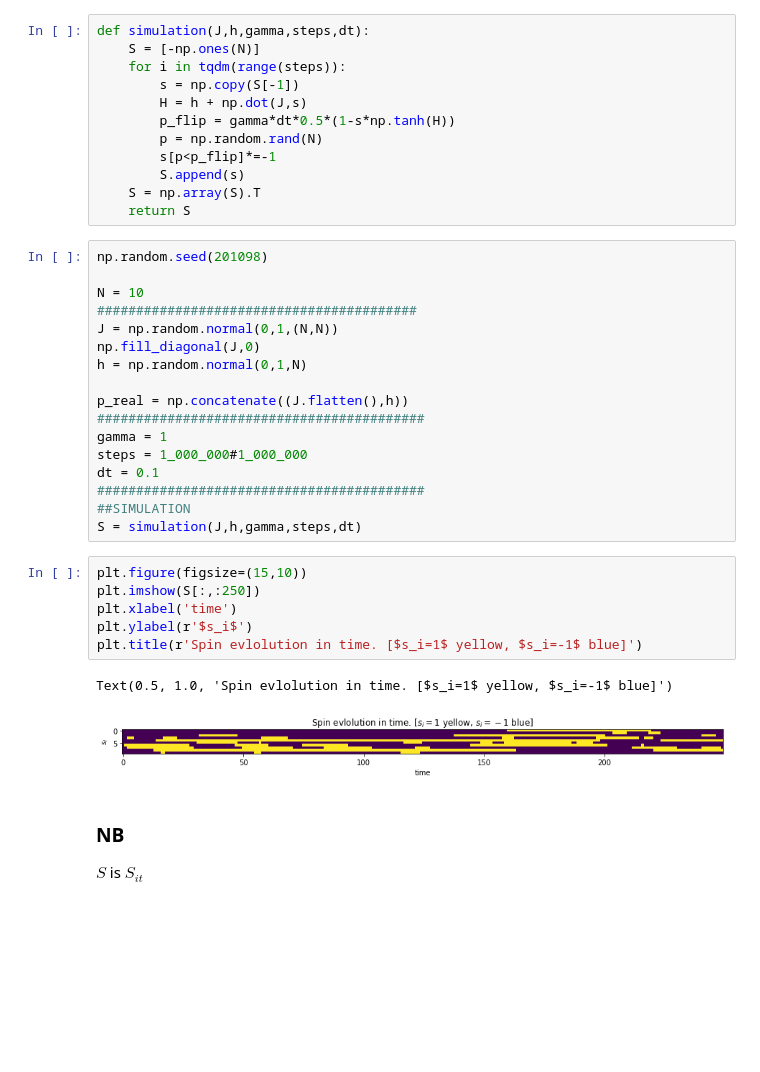
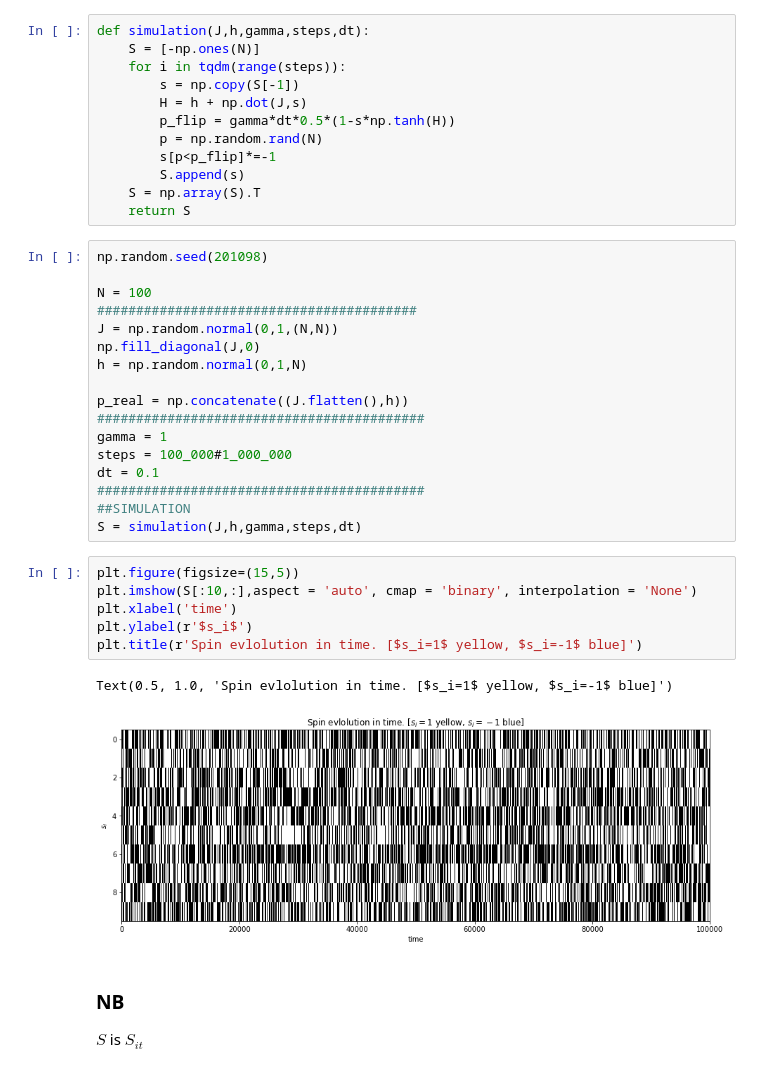
Before and after one commit to micheleavella/brain_project, a Jupyter notebook: kinetic_ising_simulation_inference.ipynb, the cells around one changed output. Saved outputs shown, nothing was run; the diff lists cells and outputs as text; blank space fills up the shorter version.

```diff
--- a/kinetic_ising_simulation_inference.ipynb
+++ b/kinetic_ising_simulation_inference.ipynb
@@ -26,7 +26,7 @@ def simulation(J,h,gamma,steps,dt):
 # %%
 np.random.seed(201098)
 
-N = 10
+N = 100
 #########################################
 J = np.random.normal(0,1,(N,N))
 np.fill_diagonal(J,0)
@@ -35,20 +35,20 @@ h = np.random.normal(0,1,N)
 p_real = np.concatenate((J.flatten(),h))
 ##########################################
 gamma = 1
-steps = 1_000_000#1_000_000
+steps = 100_000#1_000_000
 dt = 0.1
 ##########################################
 ##SIMULATION
 S = simulation(J,h,gamma,steps,dt)
 # %%
-plt.figure(figsize=(15,10))
-plt.imshow(S[:,:250])
+plt.figure(figsize=(15,5))
+plt.imshow(S[:10,:],aspect = 'auto', cmap = 'binary', interpolation = 'None')
 plt.xlabel('time')
 plt.ylabel(r'$s_i$')
 plt.title(r'Spin evlolution in time. [$s_i=1$ yellow, $s_i=-1$ blue]')
 # %% [output]
 Text(0.5, 1.0, 'Spin evlolution in time. [$s_i=1$ yellow, $s_i=-1$ blue]')
-[figure, old version]
+[figure, new version]
 # %% [markdown]
 ### NB
 $S$ is $S_{it}$
```
Also changed, not shown: parts of 20 cells of this notebook.
